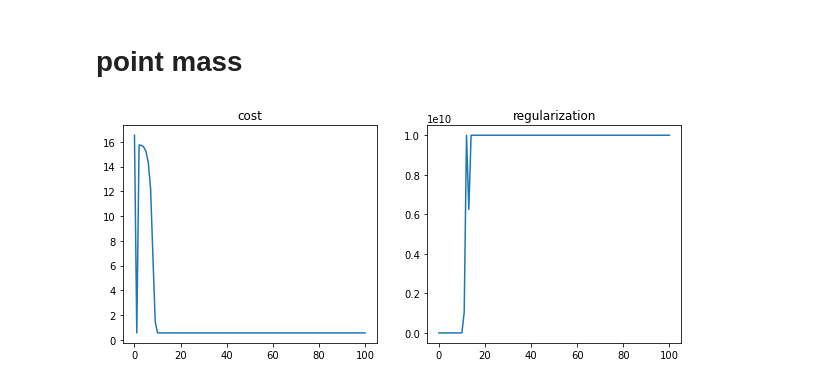
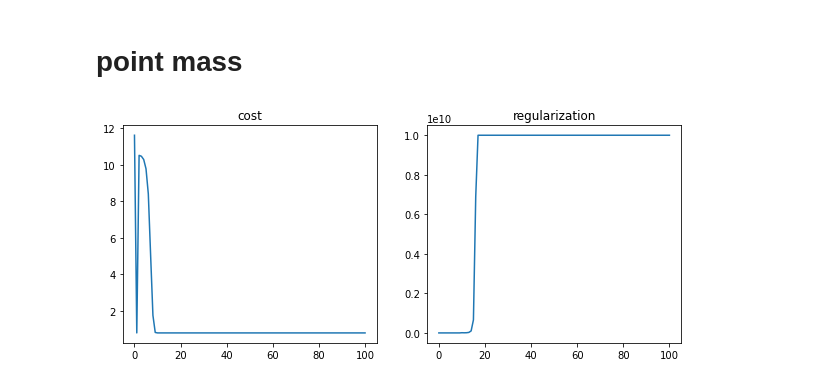
Before and after one commit to richard-warren/rl_sandbox, a Jupyter notebook: ilqr_demo.ipynb, the cells around one changed output. Saved outputs shown, nothing was run; the diff lists cells and outputs as text; code cells hidden in the pictures.

```diff
--- a/ilqr_demo.ipynb
+++ b/ilqr_demo.ipynb
@@ -141,14 +141,14 @@ def iLQR(env, iterations=100,
 
             # increase regularization
             if delta_cost>0:
-                if verbose: print('({:3d}/{}) cost increased by {:.2f} with reg {:.1e}...'.format(
+                if verbose: print('({:3d}/{}) cost increased by {:.4f} with reg {:.1e}...'.format(
                     i, iterations, delta_cost, reg))
                 dreg = max(dreg_factor, dreg_factor*dreg)
                 reg = min(max(reg*dreg, reg_lims[0]), reg_lims[1])
 
             # decrease regularization
             else:
-                if verbose: print('({:3d}/{}) cost decreased by {:.2f} with reg {:.1e}...'.format(
+                if verbose: print('({:3d}/{}) cost decreased by {:.4f} with reg {:.1e}...'.format(
                     i, iterations, delta_cost, reg))
                 dreg = min(1/dreg_factor, dreg/dreg_factor)
                 reg *= dreg * (reg > reg_lims[0])  # latter term sets reg=0 if reg<=reg_lims[0]
@@ -211,13 +184,13 @@ env.env.physics.finger_to_target_dist()
 # point mass
 # %%
 # run ilqr
-env = PointMass()
+env = PointMass(max_time=5)
 actions, history = iLQR(env, iterations=100, reg=1e-2)
 ax = plt.subplots(1,2, figsize=(10,4))[1];
 ax[0].plot(history['cost']); ax[0].set_title('cost');
 ax[1].plot(history['reg']);  ax[1].set_title('regularization');
 # %% [output]
-[figure, old version]
+[figure, new version]
 # %%
 # show video
 env.reset(reset_target=False)
```
Also changed, not shown: parts of 3 cells of this notebook, 1 other file.
